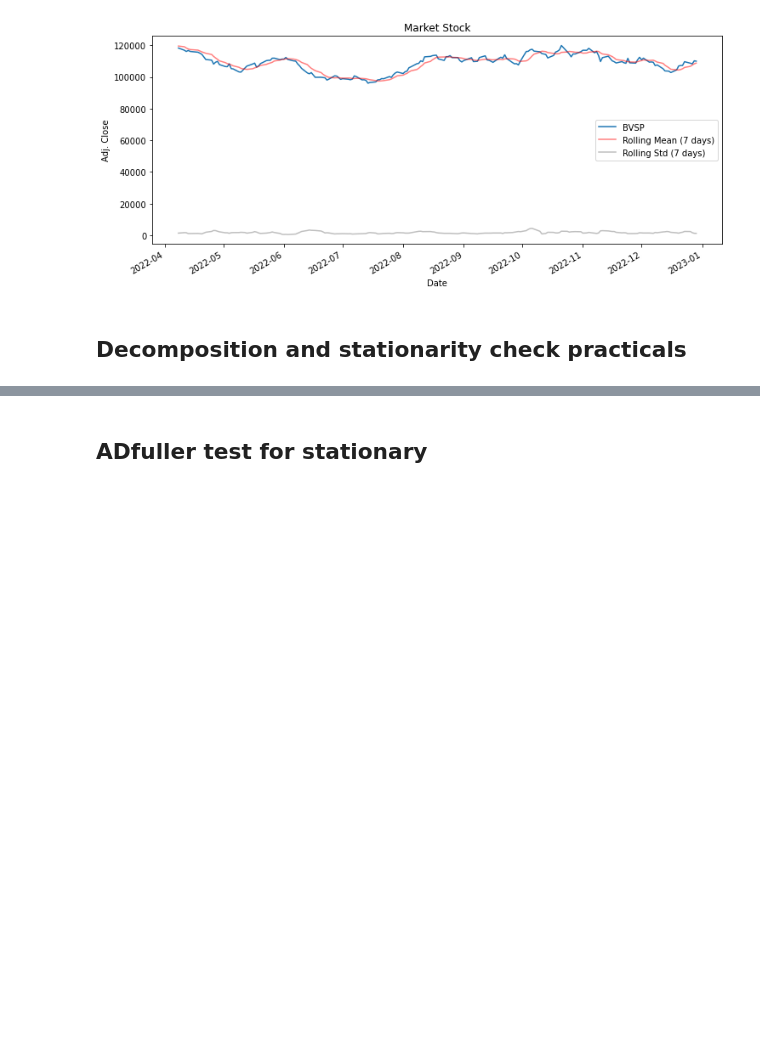
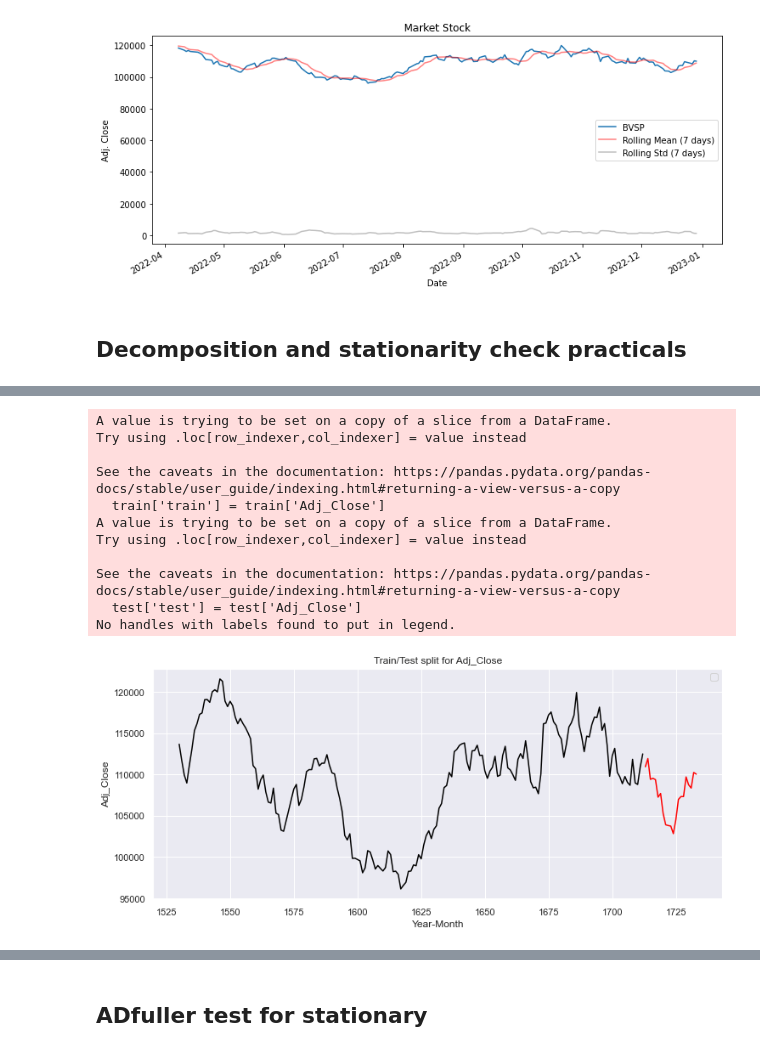
Before and after one commit to fernandopmarciano/Data_Analisys, a Jupyter notebook: Market_Forecast/notebook.ipynb, the cells around one changed output, grey strips where cells are left out. Cells and saved outputs as stored; diff of their text form; code cells hidden in the pictures; blank space fills up the shorter version.

```diff
--- a/Market_Forecast/notebook.ipynb
+++ b/Market_Forecast/notebook.ipynb
@@ -205,0 +252,8 @@ NameError: name 'bvsp_adj_close_aux' is not defined
+# %%
+bvsp_adj_close_auxx = bvsp_adj_close
+
+df = pd.DataFrame(data=bvsp_adj_close_auxx.values, columns=['Adj_Close'])
+
+df['Date'] = bvsp_adj_close.index
+
+df
@@ -205,0 +274,32 @@ NameError: name 'bvsp_adj_close_aux' is not defined
+# %%
+train = df[df['Date'] < pd.to_datetime("2022-12", format='%Y-%m')]
+train['train'] = train['Adj_Close']
+del train['Date']
+del train['Adj_Close']
+test = df[df['Date'] >= pd.to_datetime("2022-12", format='%Y-%m')]
+del test['Date']
+test['test'] = test['Adj_Close']
+del test['Adj_Close']
+
+plt.figure(figsize=(12, 5))
+plt.plot(train[-183:], color = "black")
+plt.plot(test, color = "red")
+plt.title("Train/Test split for Adj_Close")
+plt.ylabel("Adj_Close")
+plt.xlabel('Year-Month')
+plt.legend(loc = 'best')
+sns.set()
+plt.show()
+# %% [output]
+A value is trying to be set on a copy of a slice from a DataFrame.
+Try using .loc[row_indexer,col_indexer] = value instead
+
+See the caveats in the documentation: https://pandas.pydata.org/pandas-docs/stable/user_guide/indexing.html#returning-a-view-versus-a-copy
+  train['train'] = train['Adj_Close']
+A value is trying to be set on a copy of a slice from a DataFrame.
+Try using .loc[row_indexer,col_indexer] = value instead
+
+See the caveats in the documentation: https://pandas.pydata.org/pandas-docs/stable/user_guide/indexing.html#returning-a-view-versus-a-copy
+  test['test'] = test['Adj_Close']
+No handles with labels found to put in legend.
+[figure, added]
```
Also changed, not shown: parts of 18 cells of this notebook.
